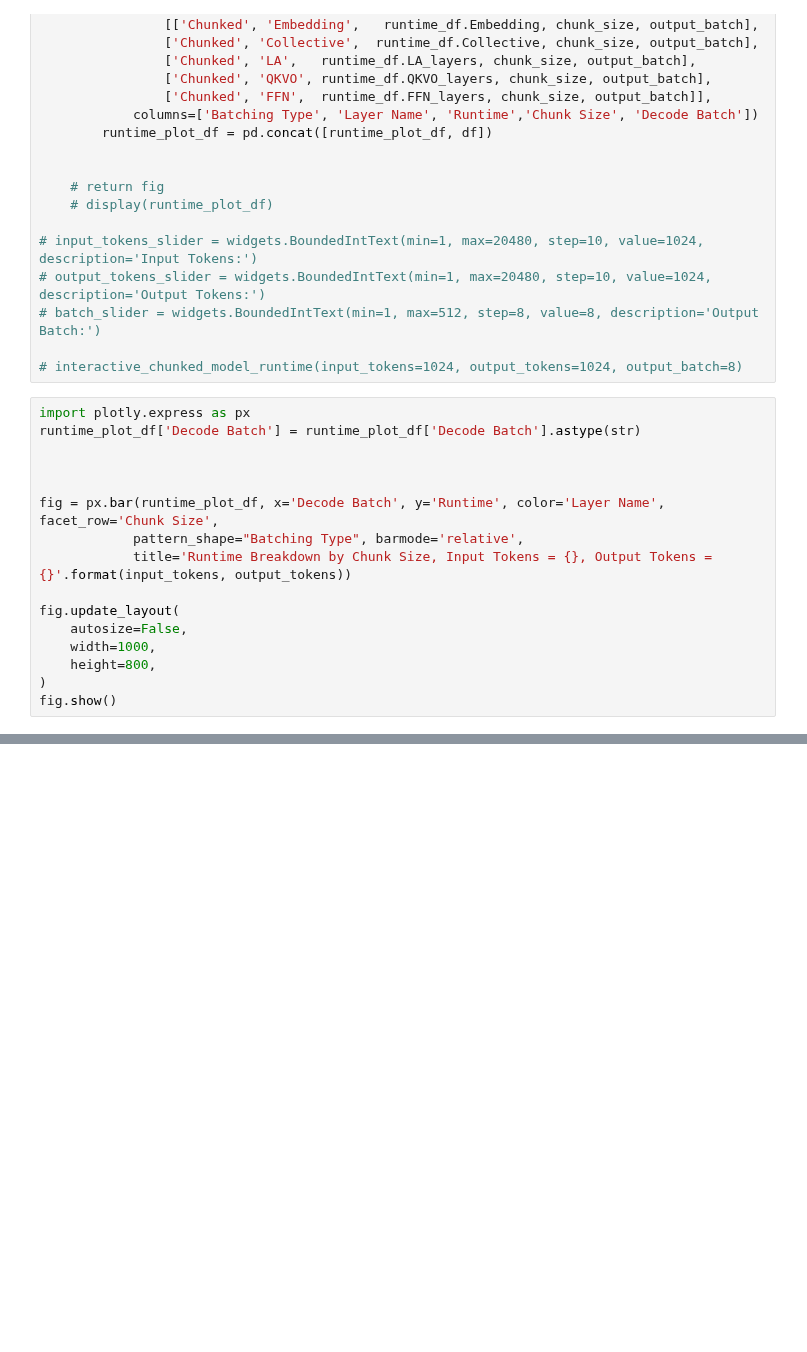
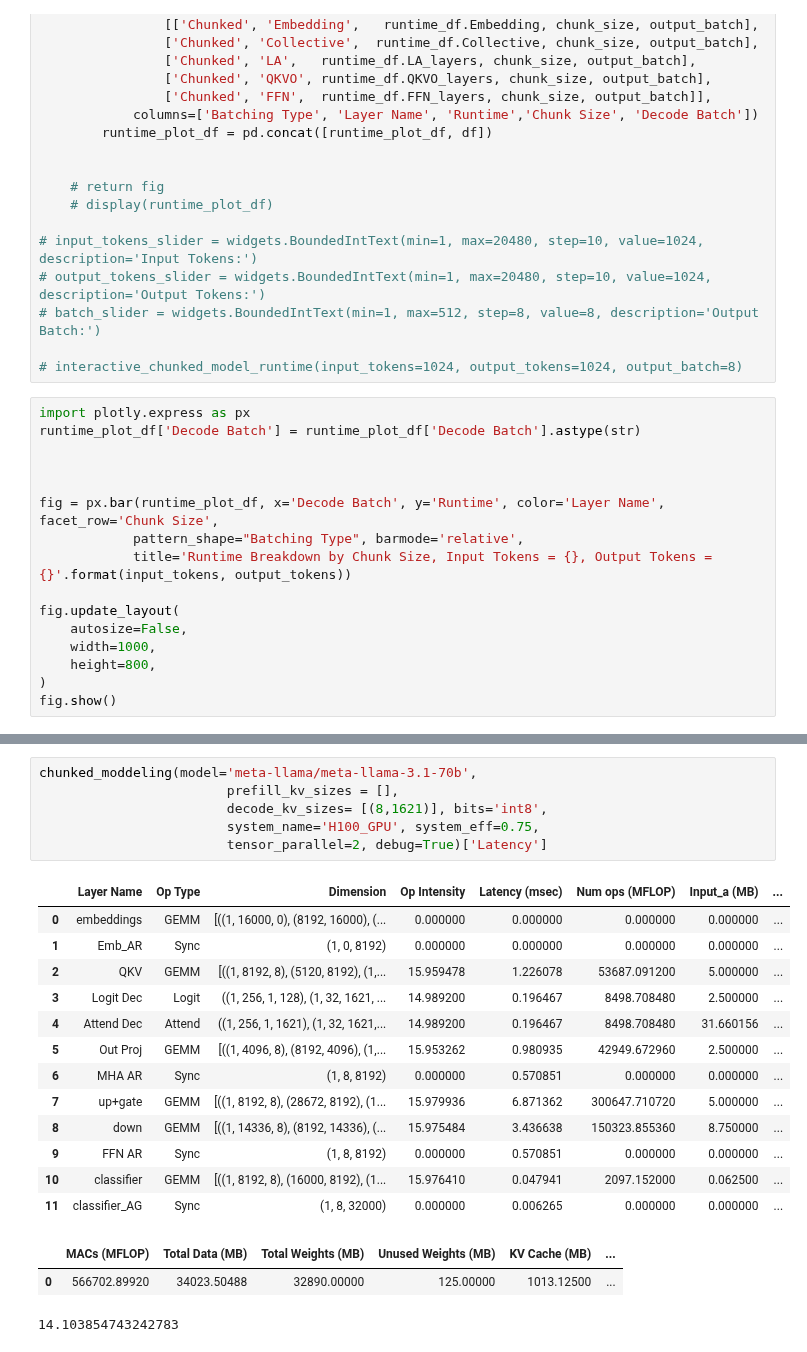
Before and after one commit to abhibambhaniya/GenZ-LLM-Analyzer, a Jupyter notebook: notebook/Chunked_prefill.ipynb, the cells around one changed output, grey strips where cells are left out. Cells and saved outputs as stored; diff of their text form; blank space fills up the shorter version.

```diff
--- a/notebook/Chunked_prefill.ipynb
+++ b/notebook/Chunked_prefill.ipynb
@@ -256,0 +206,23 @@ invalid value encountered in scalar divide
+# %%
+chunked_moddeling(model='meta-llama/meta-llama-3.1-70b',
+                        prefill_kv_sizes = [],
+                        decode_kv_sizes= [(8,1621)], bits='int8',
+                        system_name='H100_GPU', system_eff=0.75,
+                        tensor_parallel=2, debug=True)['Latency']
+# %% [output]
+|  | Layer Name | Op Type | Dimension | Op Intensity | Latency (msec) | Num ops (MFLOP) | Input_a (MB) | ... |
+| 0 | embeddings | GEMM | [((1, 16000, 0), (8192, 16000), (... | 0.000000 | 0.000000 | 0.000000 | 0.000000 | ... |
+| 1 | Emb_AR | Sync | (1, 0, 8192) | 0.000000 | 0.000000 | 0.000000 | 0.000000 | ... |
+| 2 | QKV | GEMM | [((1, 8192, 8), (5120, 8192), (1,... | 15.959478 | 1.226078 | 53687.091200 | 5.000000 | ... |
+| 3 | Logit Dec | Logit | ((1, 256, 1, 128), (1, 32, 1621, ... | 14.989200 | 0.196467 | 8498.708480 | 2.500000 | ... |
+| 4 | Attend Dec | Attend | ((1, 256, 1, 1621), (1, 32, 1621,... | 14.989200 | 0.196467 | 8498.708480 | 31.660156 | ... |
+| 5 | Out Proj | GEMM | [((1, 4096, 8), (8192, 4096), (1,... | 15.953262 | 0.980935 | 42949.672960 | 2.500000 | ... |
+| 6 | MHA AR | Sync | (1, 8, 8192) | 0.000000 | 0.570851 | 0.000000 | 0.000000 | ... |
+| 7 | up+gate | GEMM | [((1, 8192, 8), (28672, 8192), (1... | 15.979936 | 6.871362 | 300647.710720 | 5.000000 | ... |
+| 8 | down | GEMM | [((1, 14336, 8), (8192, 14336), (... | 15.975484 | 3.436638 | 150323.855360 | 8.750000 | ... |
+| 9 | FFN AR | Sync | (1, 8, 8192) | 0.000000 | 0.570851 | 0.000000 | 0.000000 | ... |
+| 10 | classifier | GEMM | [((1, 8192, 8), (16000, 8192), (1... | 15.976410 | 0.047941 | 2097.152000 | 0.062500 | ... |
+| 11 | classifier_AG | Sync | (1, 8, 32000) | 0.000000 | 0.006265 | 0.000000 | 0.000000 | ... |
+|  | MACs (MFLOP) | Total Data (MB) | Total Weights (MB) | Unused Weights (MB) | KV Cache (MB) | ... |
+| 0 | 566702.89920 | 34023.50488 | 32890.00000 | 125.00000 | 1013.12500 | ... |
+14.103854743242783
```
Also changed, not shown: parts of 8 cells of this notebook.
